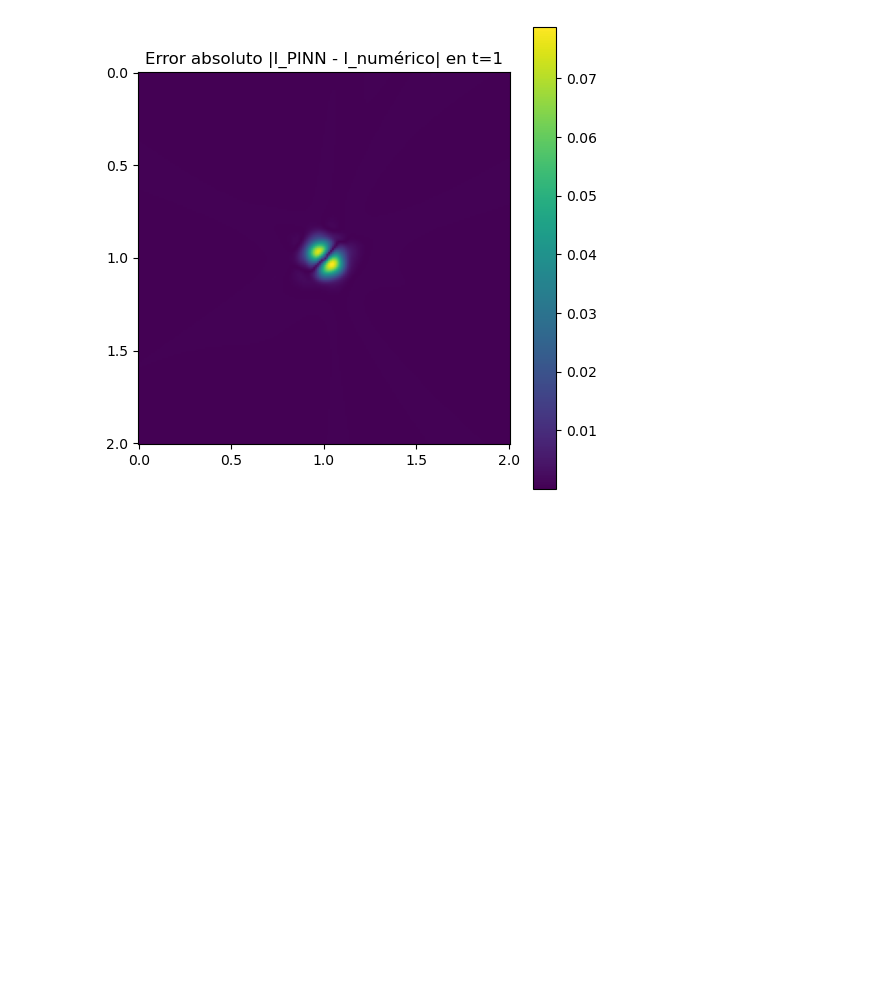
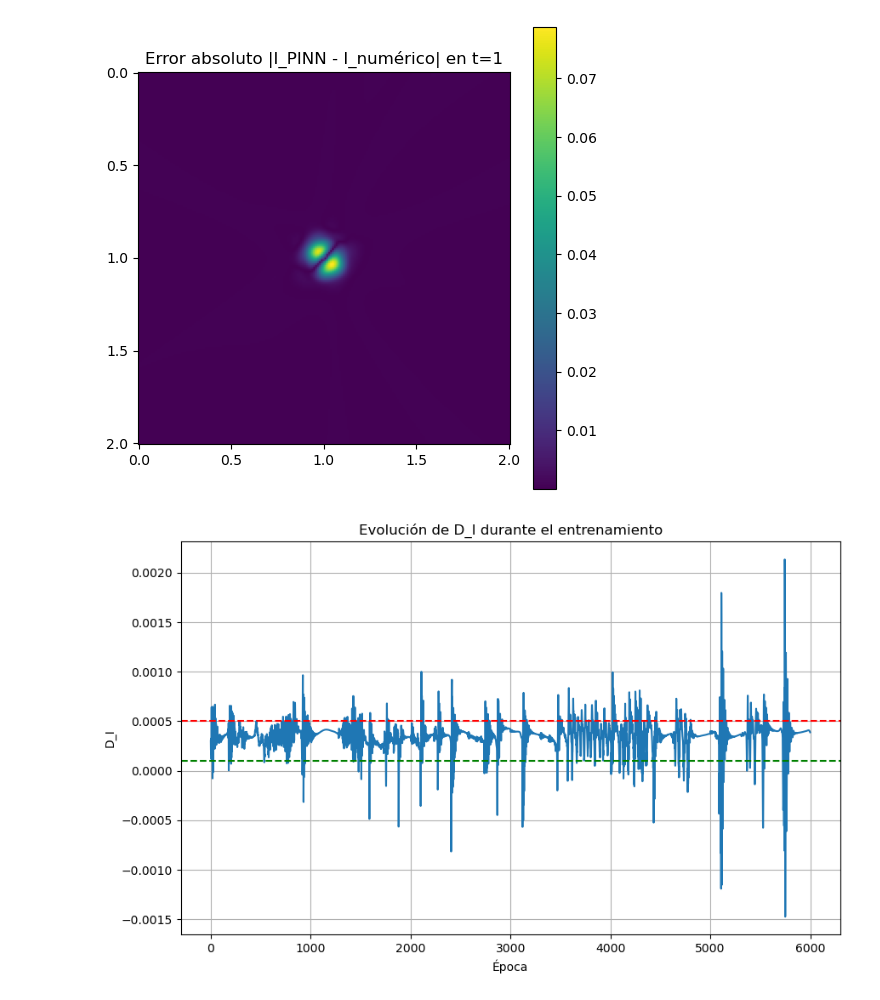
Before and after one commit to Maestria-Incendios-Forestales-2024-2025/Incendios-Genetico-PINNs, a Jupyter notebook: PINNS/Resultados/visualizacion_pinns.ipynb, the cells around one changed output. Cells and saved outputs as stored; diff of their text form; code cells hidden in the pictures; blank space fills up the shorter version.

```diff
--- a/PINNS/Resultados/visualizacion_pinns.ipynb
+++ b/PINNS/Resultados/visualizacion_pinns.ipynb
@@ -216,3 +216,20 @@ plt.show()
 Error absoluto medio: 0.0005957311
 Error absoluto máximo: 0.078758895
 [figure]
+# %%
+import numpy as np
+import matplotlib.pyplot as plt
+
+D_I_history = np.load("D_I_history.npy")
+
+plt.figure(figsize=(10, 6))
+plt.plot(D_I_history[4000:])
+plt.axhline(y=5e-4, color='r', linestyle='--', label='D_I objetivo (5e-4)')
+plt.axhline(y=1e-4, color='g', linestyle='--', label='D_I inicial (1e-4)')
+plt.title("Evolución de D_I durante el entrenamiento")
+plt.xlabel("Época")
+plt.ylabel("D_I")
+plt.grid()
+plt.show()
+# %% [output]
+[figure, added]
```
Also changed, not shown: 10 other files.
